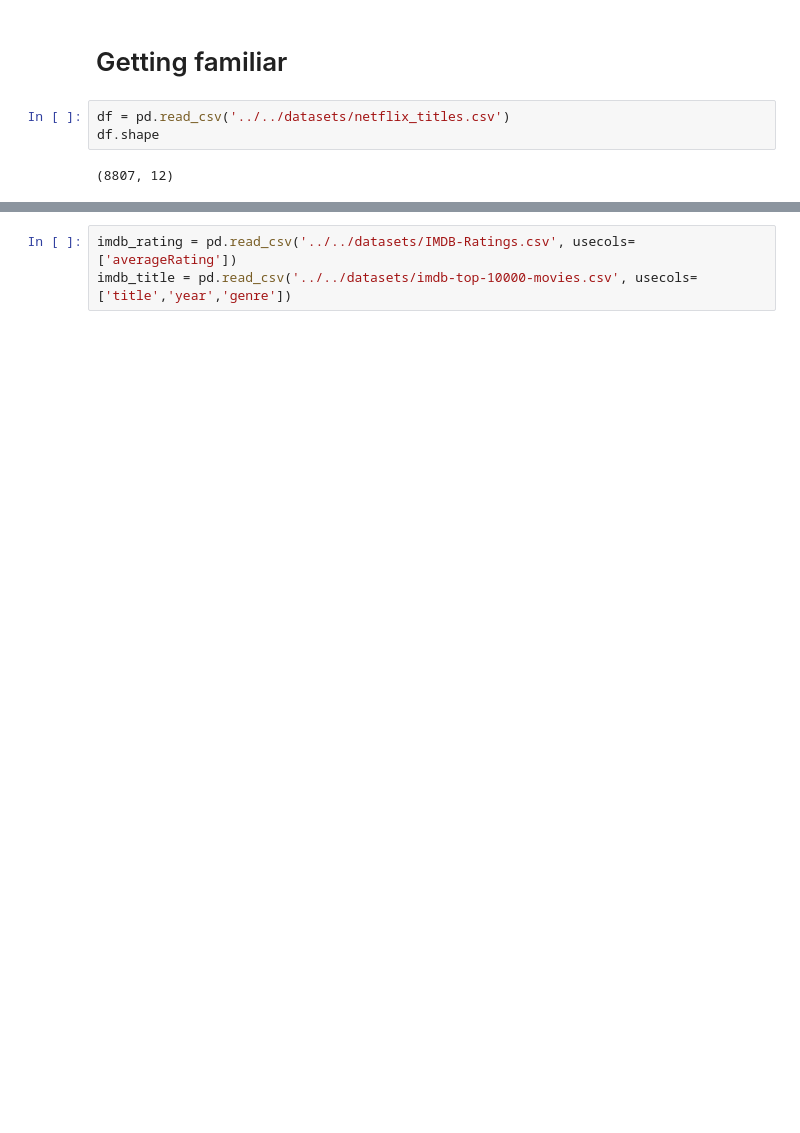
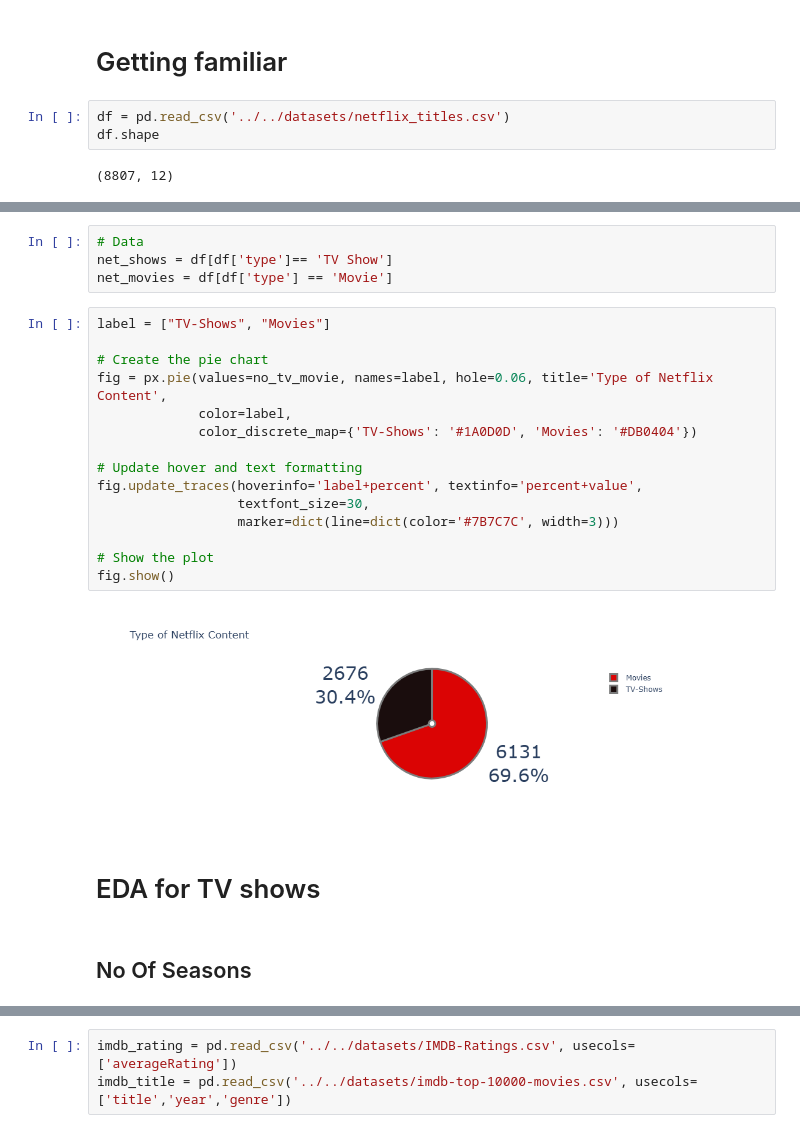
Before and after one commit to jjoenasr/ml-projects, a Jupyter notebook: EDA/Netflix/NetflixAnalysis.ipynb, the cells around one changed output, grey strips where cells are left out. Cells and saved outputs as stored; diff of their text form; blank space fills up the shorter version.

```diff
--- a/EDA/Netflix/NetflixAnalysis.ipynb
+++ b/EDA/Netflix/NetflixAnalysis.ipynb
@@ -212,0 +85,25 @@ Name: 2019, dtype: float64
+# %%
+# Data
+net_shows = df[df['type']== 'TV Show']
+net_movies = df[df['type'] == 'Movie']
+# %%
+label = ["TV-Shows", "Movies"]
+
+# Create the pie chart
+fig = px.pie(values=no_tv_movie, names=label, hole=0.06, title='Type of Netflix Content',
+             color=label,
+             color_discrete_map={'TV-Shows': '#1A0D0D', 'Movies': '#DB0404'})
+
+# Update hover and text formatting
+fig.update_traces(hoverinfo='label+percent', textinfo='percent+value',
+                  textfont_size=30,
+                  marker=dict(line=dict(color='#7B7C7C', width=3)))
+
+# Show the plot
+fig.show()
+# %% [output]
+[figure, added]
+# %% [markdown]
+# EDA for TV shows
+# %% [markdown]
+## No Of Seasons
```
Also changed, not shown: parts of 83 cells of this notebook, 20 other files.
